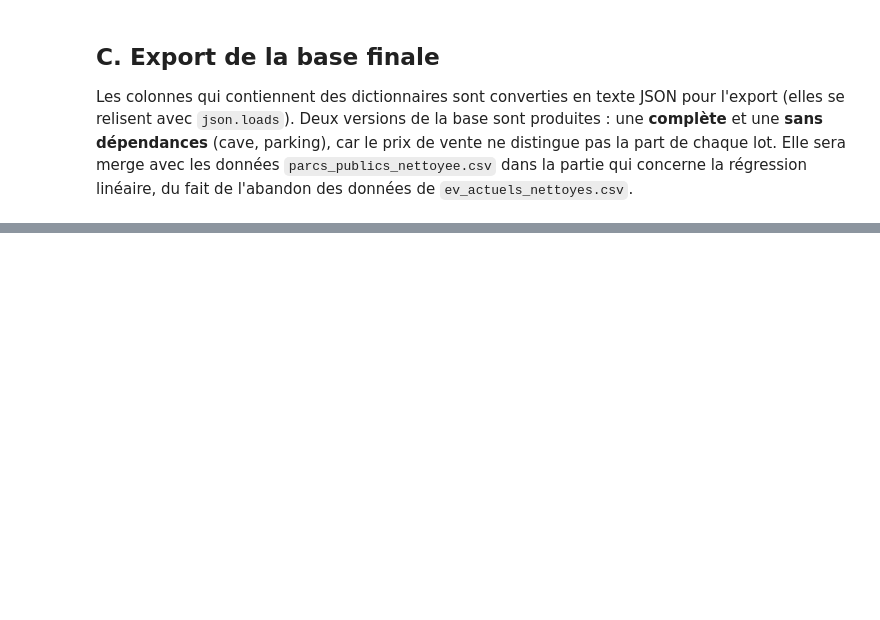
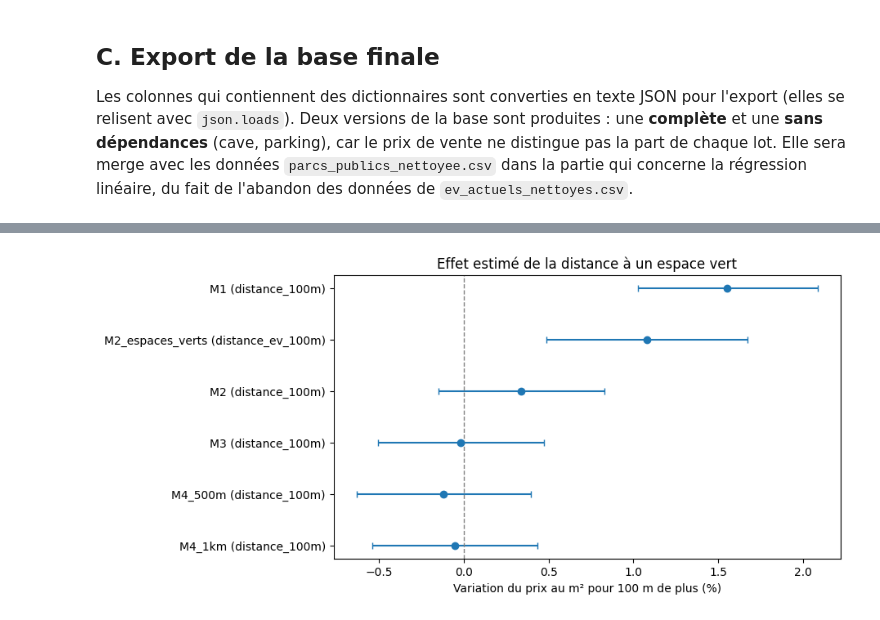
Before and after one commit to clothildemigaud/Projet-python-2A-, a Jupyter notebook: rapport_final_main.ipynb, the cells around one changed output, grey strips where cells are left out. Drawn from its saved outputs; the diff is of its cells as text; code cells hidden in the pictures; blank space fills up the shorter version.

```diff
--- a/rapport_final_main.ipynb
+++ b/rapport_final_main.ipynb
@@ -622,0 +814,7 @@ Fichiers enregistrés dans data/2.data_nettoyee
+# %%
+ventes["distance_ev_100m"] = ventes["dist_ev_m"] / 100   # inventaire complet des espaces verts
+ventes["distance_100m"] = ventes["dist_parc_m"] / 100    # parcs, jardins et squares
+
+ventes[["prix_m2", "surface_m2", "nb_pieces", "dist_ev_m", "dist_parc_m", "parcs_500m_ha", "parcs_1000m_ha"]].describe(
+    percentiles=[.05, .25, .5, .75, .95]
+).round(1)
@@ -622,0 +926,19 @@ Fichiers enregistrés dans data/2.data_nettoyee
+# %%
+d = resultats[resultats["variable"].isin(["distance_ev_100m", "distance_100m"])].reset_index(drop=True)
+y = np.arange(len(d))[::-1]
+
+fig, ax = plt.subplots(figsize=(8, 4.5))
+ax.errorbar(
+    d["effet_pct"], y, fmt="o", capsize=3,
+    xerr=[d["effet_pct"] - d["effet_pct_bas"], d["effet_pct_haut"] - d["effet_pct"]],
+)
+ax.axvline(0, ls="--", lw=1, color="grey")
+ax.set_yticks(y)
+ax.set_yticklabels(d["modele"] + " (" + d["variable"] + ")")
+ax.set_xlabel("Variation du prix au m² pour 100 m de plus (%)")
+ax.set_title("Effet estimé de la distance à un espace vert")
+os.makedirs("figures", exist_ok=True)
+fig.savefig("figures/effet_distance.png", dpi=200, bbox_inches="tight")
+plt.show()
+# %% [output]
+[figure, added]
```
Also changed, not shown: parts of 38 cells of this notebook, 6 other files.
